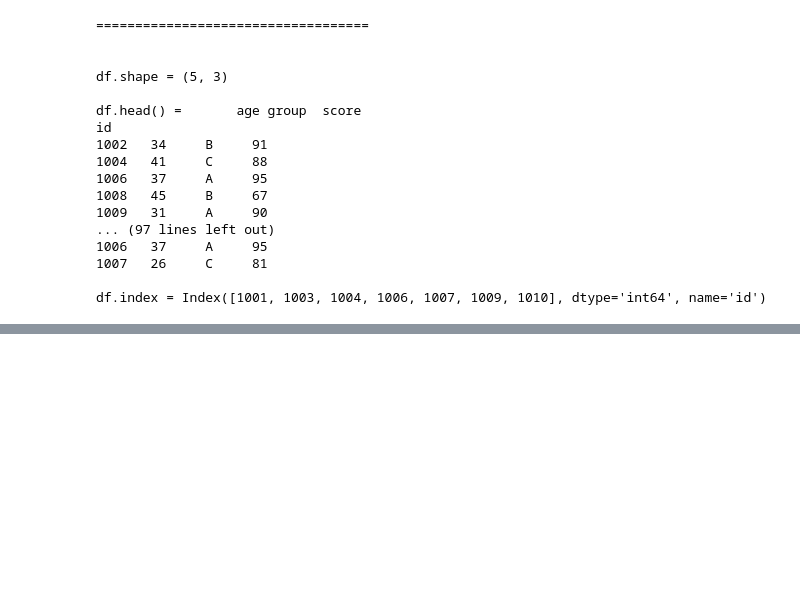
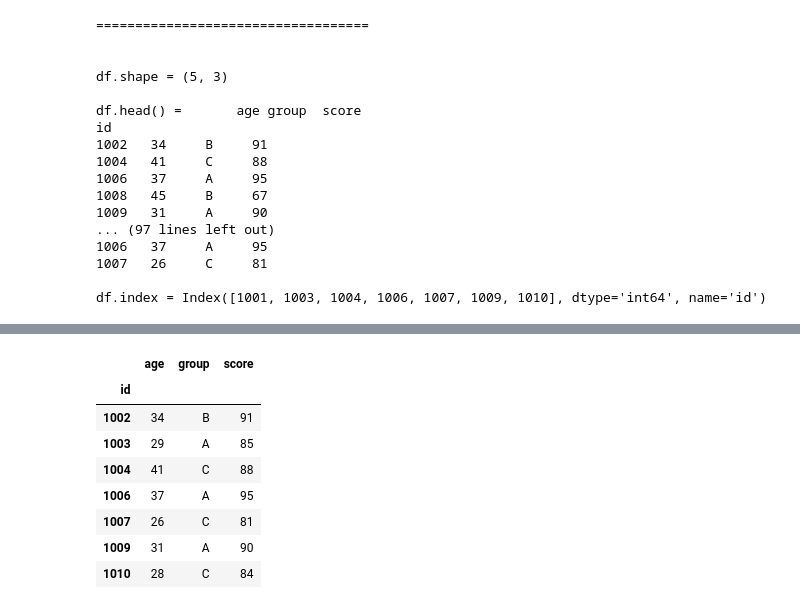
Before and after one commit to littlleHawk/STA556, a Jupyter notebook: notebooks/week03_dataframes.ipynb, the cells around one changed output, grey strips where cells are left out. Saved outputs shown, nothing was run; the diff lists cells and outputs as text; code cells hidden in the pictures; blank space fills up the shorter version.

```diff
--- a/notebooks/week03_dataframes.ipynb
+++ b/notebooks/week03_dataframes.ipynb
@@ -554,0 +573,18 @@ def select_high_scores(data: pd.DataFrame, minimum_score: float) -> pd.DataFrame
+# %%
+THRESHOLD = 80
+
+good_data = participants.loc[
+    participants["score"] > THRESHOLD
+]
+
+good_data
+# %% [output]
+|  | age | group | score |
+| id |  |  |  |
+| 1002 | 34 | B | 91 |
+| 1003 | 29 | A | 85 |
+| 1004 | 41 | C | 88 |
+| 1006 | 37 | A | 95 |
+| 1007 | 26 | C | 81 |
+| 1009 | 31 | A | 90 |
+| 1010 | 28 | C | 84 |
```
Also changed, not shown: parts of 5 cells of this notebook.
